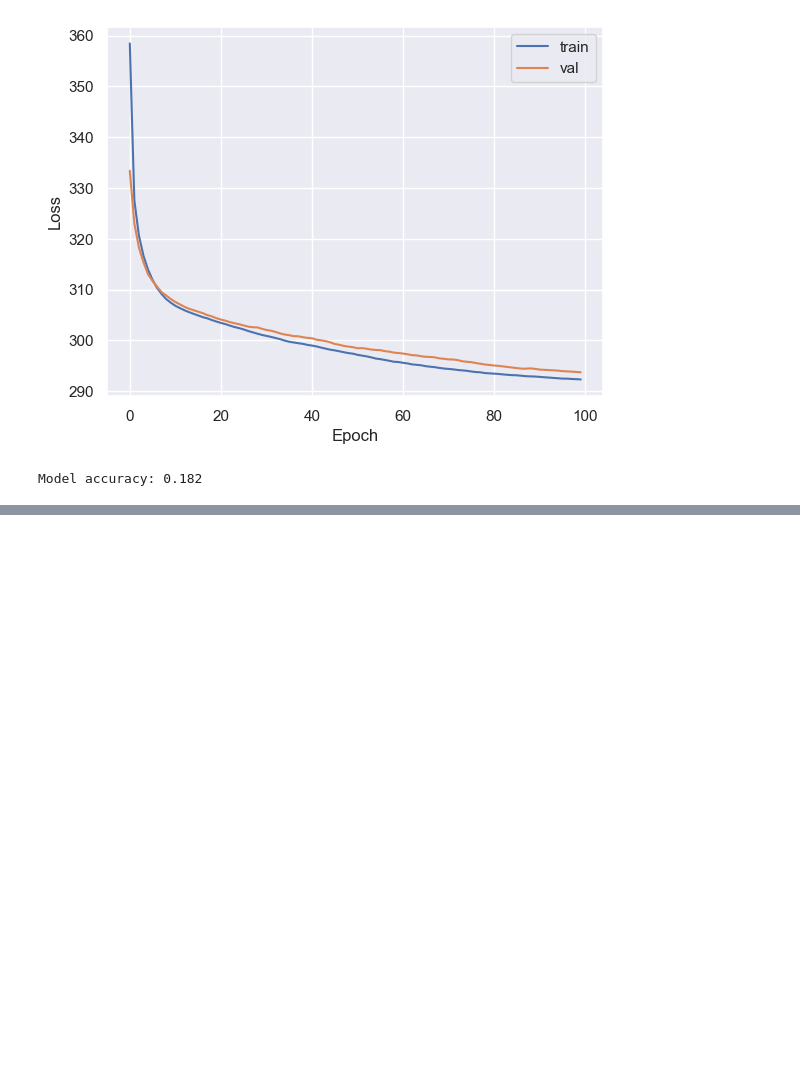
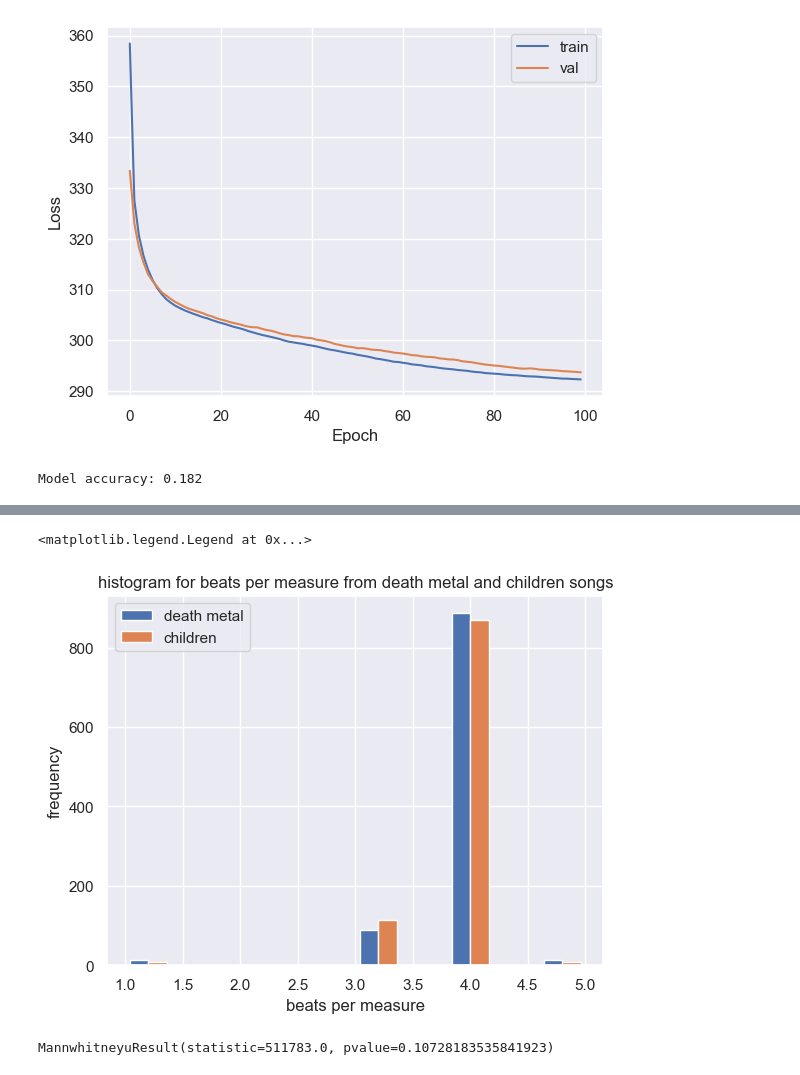
Before and after one commit to Archertakesitez/capstone_project_1001, a Jupyter notebook: 14568.ipynb, the cells around one changed output, grey strips where cells are left out. Cells and saved outputs as stored; diff of their text form; code cells hidden in the pictures; blank space fills up the shorter version.

```diff
--- a/14568.ipynb
+++ b/14568.ipynb
@@ -748,0 +751,21 @@ Model accuracy: 0.182
+# %%
+dealth_metal_df = df1[df1['track_genre']=='death-metal']
+children_df = df1[df1['track_genre']=='children']
+# %%
+beats_death = np.asarray(dealth_metal_df['time_signature'])
+beats_children = np.asarray(children_df['time_signature'])
+# %%
+f, ax = plt.subplots()
+ax.hist([beats_death,beats_children],label = ['death metal','children'])
+ax.set_title("histogram for beats per measure from death metal and children songs")
+ax.set_xlabel("beats per measure")
+ax.set_ylabel("frequency")
+ax.legend()
+# %% [output]
+<matplotlib.legend.Legend at 0x...>
+[figure, added]
+# %%
+from scipy.stats import mannwhitneyu
+mannwhitneyu(beats_death,beats_children)
+# %% [output]
+MannwhitneyuResult(statistic=511783.0, pvalue=0.10728183535841923)
```
Also changed, not shown: parts of 1 cell of this notebook.
